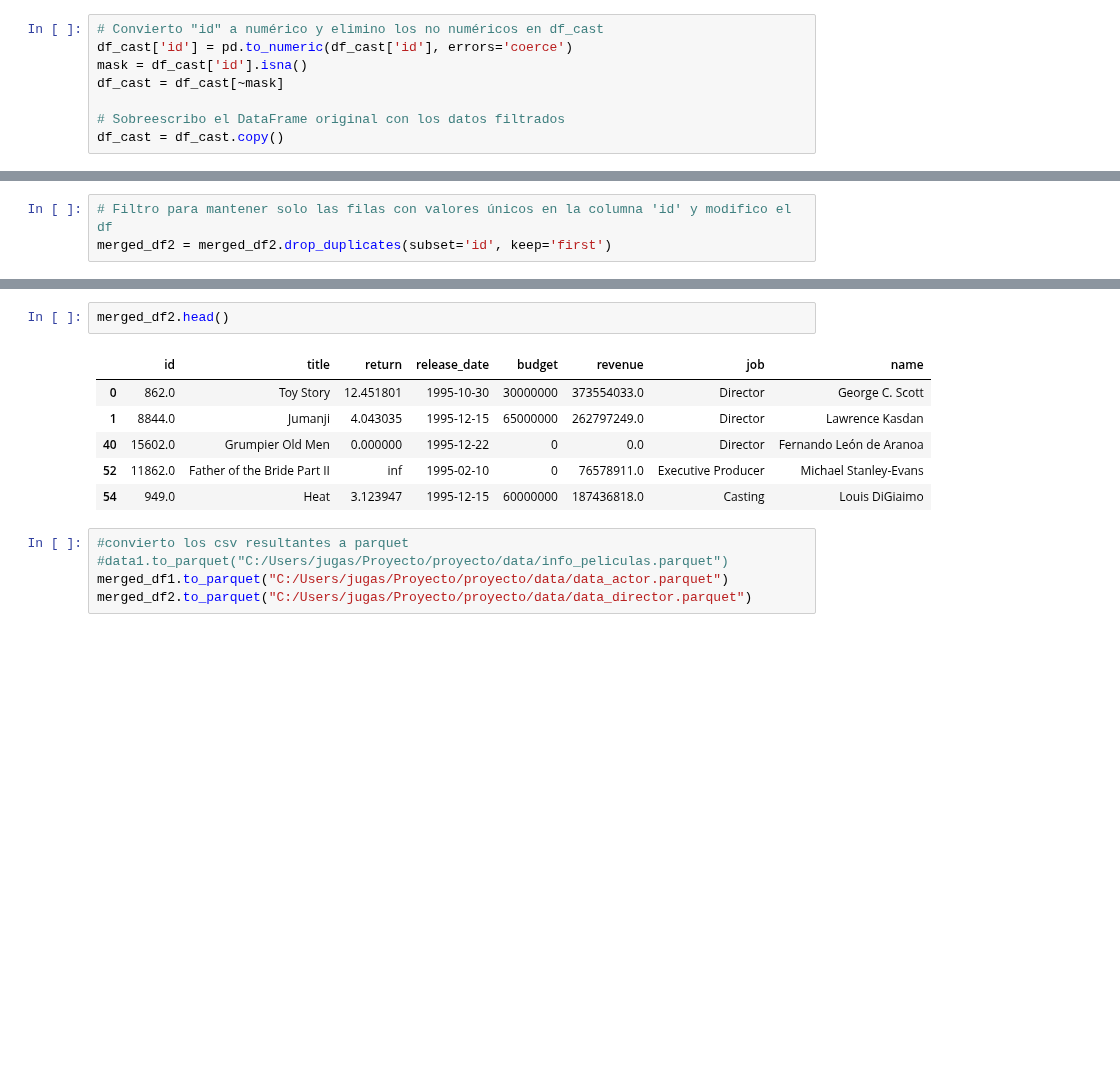
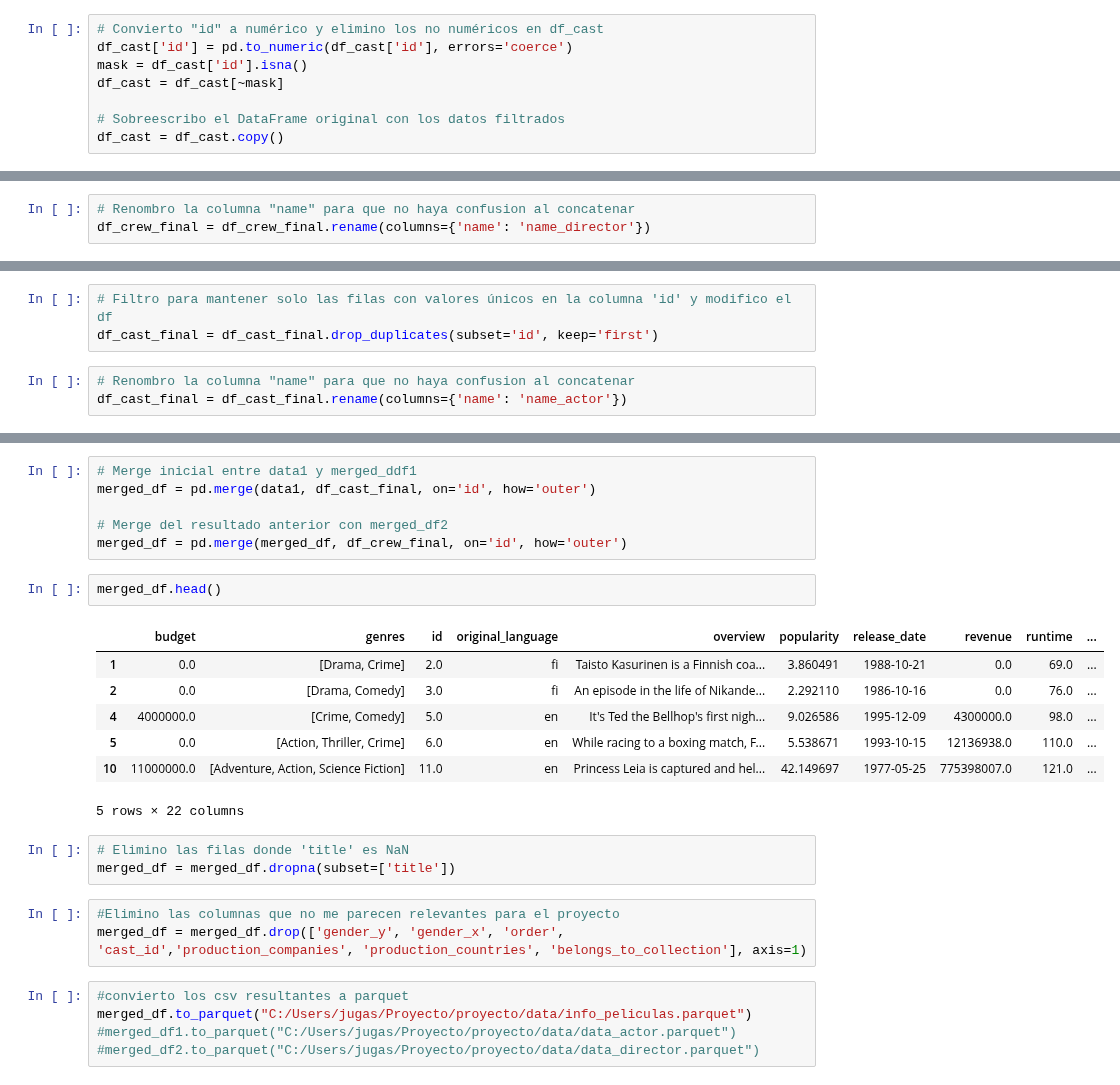
Before and after one commit to JuliaGastellu/MVP_recomendacion_recomendacion, a Jupyter notebook: proyecto/notebooks/ETL_PI01.ipynb, the cells around one changed output, grey strips where cells are left out. Drawn from its saved outputs; the diff is of its cells as text; blank space fills up the shorter version.

```diff
--- a/proyecto/notebooks/ETL_PI01.ipynb
+++ b/proyecto/notebooks/ETL_PI01.ipynb
@@ -456,0 +481,3 @@ merged_df2 = pd.merge(data1[['id', 'title', 'return', 'release_date', 'budget',
+# %%
+# Renombro la columna "name" para que no haya confusion al concatenar
+df_crew_final = df_crew_final.rename(columns={'name': 'name_director'})
@@ -457,3 +493,6 @@ merged_df2 = pd.merge(data1[['id', 'title', 'return', 'release_date', 'budget',
 # %%
 # Filtro para mantener solo las filas con valores únicos en la columna 'id' y modifico el df
-merged_df2 = merged_df2.drop_duplicates(subset='id', keep='first')
+df_cast_final = df_cast_final.drop_duplicates(subset='id', keep='first')
+# %%
+# Renombro la columna "name" para que no haya confusion al concatenar
+df_cast_final = df_cast_final.rename(columns={'name': 'name_actor'})
@@ -460,14 +515,27 @@ merged_df2 = merged_df2.drop_duplicates(subset='id', keep='first')
+# %%
+# Merge inicial entre data1 y merged_ddf1
+merged_df = pd.merge(data1, df_cast_final, on='id', how='outer')
+
+# Merge del resultado anterior con merged_df2
+merged_df = pd.merge(merged_df, df_crew_final, on='id', how='outer')
 # %%
-merged_df2.head()
+merged_df.head()
 # %% [output]
-|  | id | title | return | release_date | budget | revenue | job | name |
-| 0 | 862.0 | Toy Story | 12.451801 | 1995-10-30 | 30000000 | 373554033.0 | Director | George C. Scott |
-| 1 | 8844.0 | Jumanji | 4.043035 | 1995-12-15 | 65000000 | 262797249.0 | Director | Lawrence Kasdan |
-| 40 | 15602.0 | Grumpier Old Men | 0.000000 | 1995-12-22 | 0 | 0.0 | Director | Fernando León de Aranoa |
-| 52 | 11862.0 | Father of the Bride Part II | inf | 1995-02-10 | 0 | 76578911.0 | Executive Producer | Michael Stanley-Evans |
-| 54 | 949.0 | Heat | 3.123947 | 1995-12-15 | 60000000 | 187436818.0 | Casting | Louis DiGiaimo |
+|  | budget | genres | id | original_language | overview | popularity | release_date | revenue | runtime | ... |
+| 1 | 0.0 | [Drama, Crime] | 2.0 | fi | Taisto Kasurinen is a Finnish coa... | 3.860491 | 1988-10-21 | 0.0 | 69.0 | ... |
+| 2 | 0.0 | [Drama, Comedy] | 3.0 | fi | An episode in the life of Nikande... | 2.292110 | 1986-10-16 | 0.0 | 76.0 | ... |
+| 4 | 4000000.0 | [Crime, Comedy] | 5.0 | en | It's Ted the Bellhop's first nigh... | 9.026586 | 1995-12-09 | 4300000.0 | 98.0 | ... |
+| 5 | 0.0 | [Action, Thriller, Crime] | 6.0 | en | While racing to a boxing match, F... | 5.538671 | 1993-10-15 | 12136938.0 | 110.0 | ... |
+| 10 | 11000000.0 | [Adventure, Action, Science Fiction] | 11.0 | en | Princess Leia is captured and hel... | 42.149697 | 1977-05-25 | 775398007.0 | 121.0 | ... |
+5 rows × 22 columns
+# %%
+# Elimino las filas donde 'title' es NaN
+merged_df = merged_df.dropna(subset=['title'])
+# %%
+#Elimino las columnas que no me parecen relevantes para el proyecto
+merged_df = merged_df.drop(['gender_y', 'gender_x', 'order', 'cast_id','production_companies', 'production_countries', 'belongs_to_collection'], axis=1)
 # %%
 #convierto los csv resultantes a parquet
-#data1.to_parquet("C:/Users/jugas/Proyecto/proyecto/data/info_peliculas.parquet")
-merged_df1.to_parquet("C:/Users/jugas/Proyecto/proyecto/data/data_actor.parquet")
-merged_df2.to_parquet("C:/Users/jugas/Proyecto/proyecto/data/data_director.parquet")
+merged_df.to_parquet("C:/Users/jugas/Proyecto/proyecto/data/info_peliculas.parquet")
+#merged_df1.to_parquet("C:/Users/jugas/Proyecto/proyecto/data/data_actor.parquet")
+#merged_df2.to_parquet("C:/Users/jugas/Proyecto/proyecto/data/data_director.parquet")
```
Also changed, not shown: parts of 14 cells of this notebook, 3 other files.
